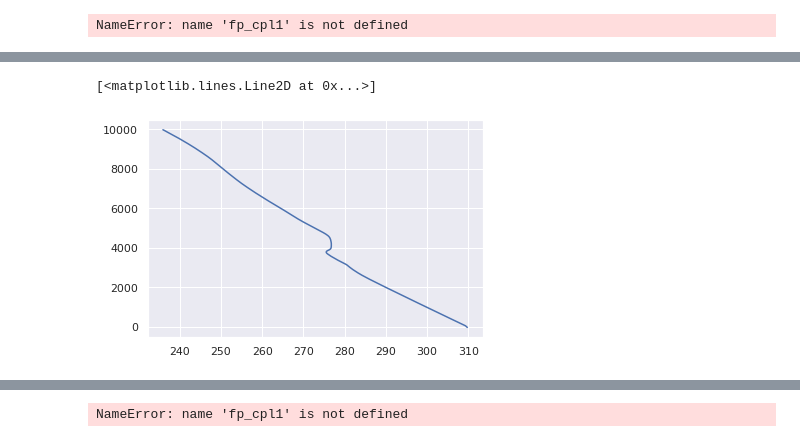
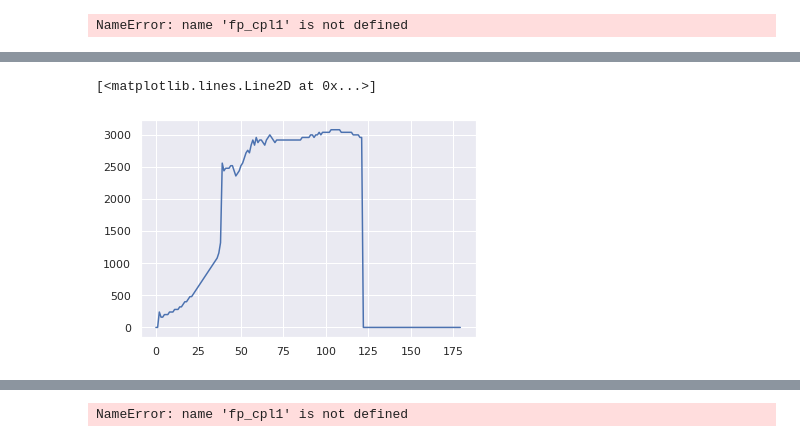
Before and after one commit to tswater/clubb_scripts, a Jupyter notebook: Untitled.ipynb, the cells around one changed output, grey strips where cells are left out. Saved outputs shown, nothing was run; the diff lists cells and outputs as text; code cells hidden in the pictures.

```diff
--- a/Untitled.ipynb
+++ b/Untitled.ipynb
@@ -693,6 +693,7 @@ if vmin<0:
 # %% [output]
 NameError: name 'fp_cpl1' is not defined
 # %%
-fp=nc.Dataset(clubb_dir+'/sgp_l40000/sgp_2017716/k_2/c_1/output/arm_zt.nc','r')
-fp2=nc.Dataset(clubb_dir+'/sgp_l40000/sgp_2017716/k_2/c_1/output/arm_zm.nc','r')
-fp3=nc.Dataset(clubb_dir+'/sgp_l40000/sgp_2017716/k_2/c_1/output/arm_sfc.nc','r')
+fp=nc.Dataset(clubb_dir+'/test_cpl7/k_2/c_1/output/arm_zt.nc','r')
+fp2=nc.Dataset(clubb_dir+'/test_cpl7/k_2/c_1/output/arm_zm.nc','r')
+fp3=nc.Dataset(clubb_dir+'/test_cpl7/k_2/c_1/output/arm_sfc.nc','r')
+fp_clst=nc.Dataset(clubb_dir+'/test_cpl7/k_2/clusters.nc')
@@ -718,5 +778,5 @@ plt.plot(pbl)
 # %%
-plt.plot(temp,alt1)
+plt.plot(fp_clst['z_circ'][:])
 # %% [output]
 [<matplotlib.lines.Line2D at 0x...>]
-[figure, old version]
+[figure, new version]
```
Also changed, not shown: parts of 12 cells of this notebook, 4 other files.
